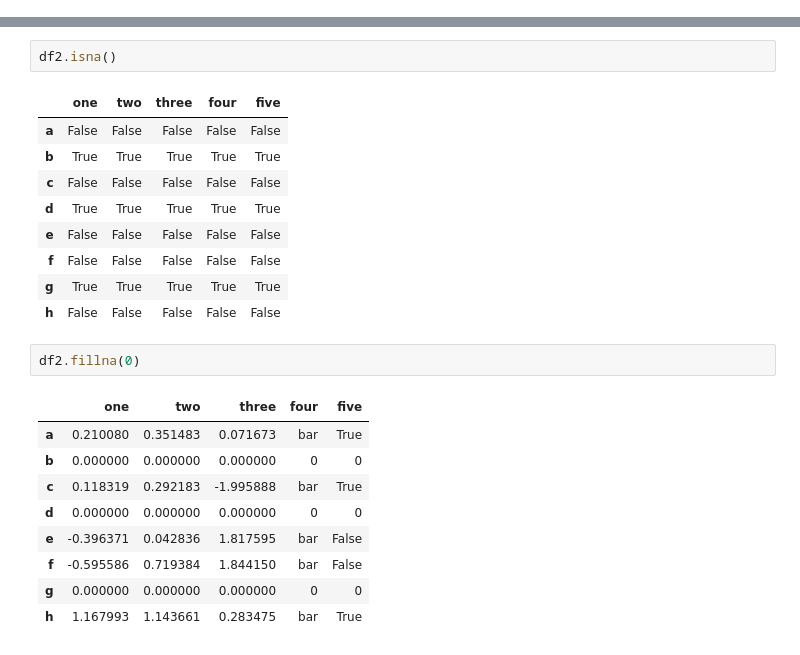
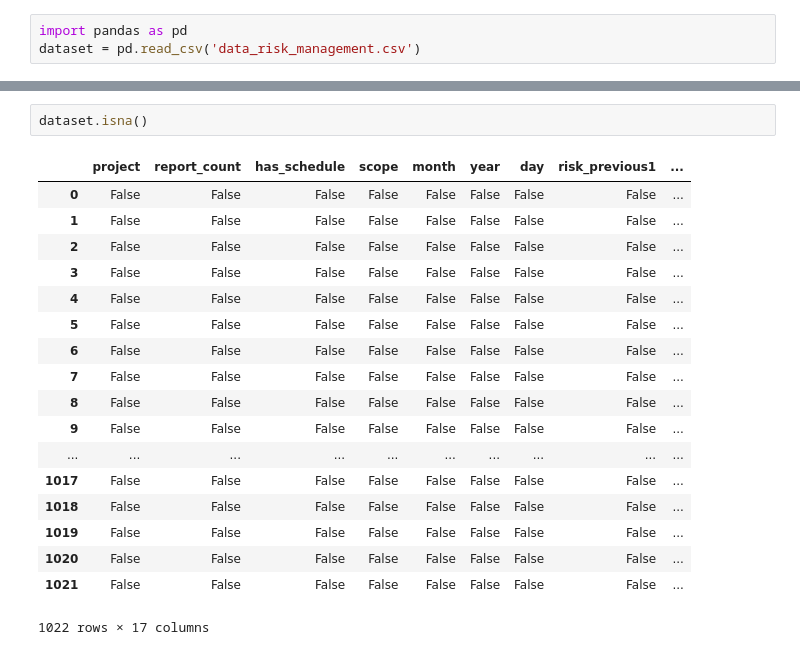
Before and after one commit to jeffersonjpa/Coursera-Deep-Learning-Specialization, a Jupyter notebook: pandas_studies.ipynb, the cells around one changed output, grey strips where cells are left out. Saved outputs shown, nothing was run; the diff lists cells and outputs as text.

```diff
--- a/pandas_studies.ipynb
+++ b/pandas_studies.ipynb
@@ -67,0 +9,3 @@ Name: four, dtype: bool
+# %%
+import pandas as pd
+dataset = pd.read_csv('data_risk_management.csv')
@@ -68,24 +21,21 @@ Name: four, dtype: bool
 # %%
-df2.isna()
+dataset.isna()
 # %% [output]
-|  | one | two | three | four | five |
-| a | False | False | False | False | False |
-| b | True | True | True | True | True |
-| c | False | False | False | False | False |
-| d | True | True | True | True | True |
-| e | False | False | False | False | False |
-| f | False | False | False | False | False |
-| g | True | True | True | True | True |
-| h | False | False | False | False | False |
+|  | project | report_count | has_schedule | scope | month | year | day | risk_previous1 | ... |
+| 0 | False | False | False | False | False | False | False | False | ... |
+| 1 | False | False | False | False | False | False | False | False | ... |
+| 2 | False | False | False | False | False | False | False | False | ... |
+| 3 | False | False | False | False | False | False | False | False | ... |
+| 4 | False | False | False | False | False | False | False | False | ... |
+| 5 | False | False | False | False | False | False | False | False | ... |
+| 6 | False | False | False | False | False | False | False | False | ... |
+| 7 | False | False | False | False | False | False | False | False | ... |
+| 8 | False | False | False | False | False | False | False | False | ... |
+| 9 | False | False | False | False | False | False | False | False | ... |
+| ... | ... | ... | ... | ... | ... | ... | ... | ... | ... |
+| 1017 | False | False | False | False | False | False | False | False | ... |
+| 1018 | False | False | False | False | False | False | False | False | ... |
+| 1019 | False | False | False | False | False | False | False | False | ... |
+| 1020 | False | False | False | False | False | False | False | False | ... |
+| 1021 | False | False | False | False | False | False | False | False | ... |
+1022 rows × 17 columns
-# %%
-df2.fillna(0)
-# %% [output]
-|  | one | two | three | four | five |
-| a | 0.210080 | 0.351483 | 0.071673 | bar | True |
-| b | 0.000000 | 0.000000 | 0.000000 | 0 | 0 |
-| c | 0.118319 | 0.292183 | -1.995888 | bar | True |
-| d | 0.000000 | 0.000000 | 0.000000 | 0 | 0 |
-| e | -0.396371 | 0.042836 | 1.817595 | bar | False |
-| f | -0.595586 | 0.719384 | 1.844150 | bar | False |
-| g | 0.000000 | 0.000000 | 0.000000 | 0 | 0 |
-| h | 1.167993 | 1.143661 | 0.283475 | bar | True |
```
Also changed, not shown: parts of 17 cells of this notebook.
